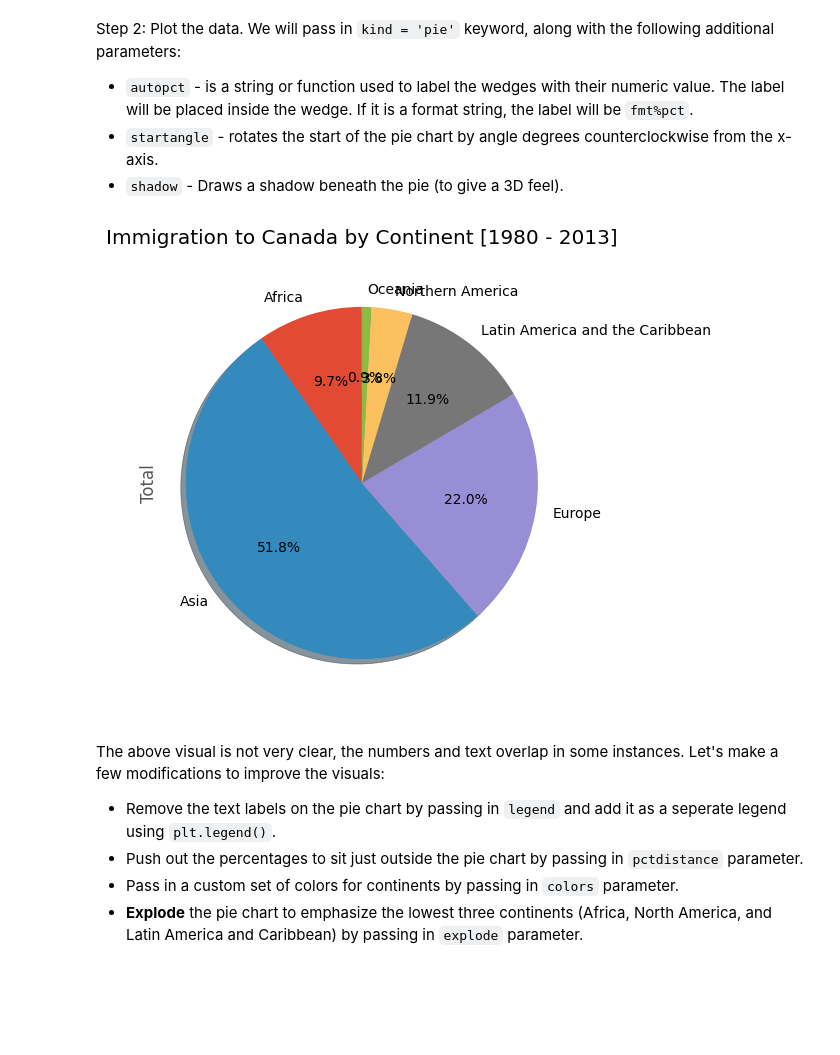
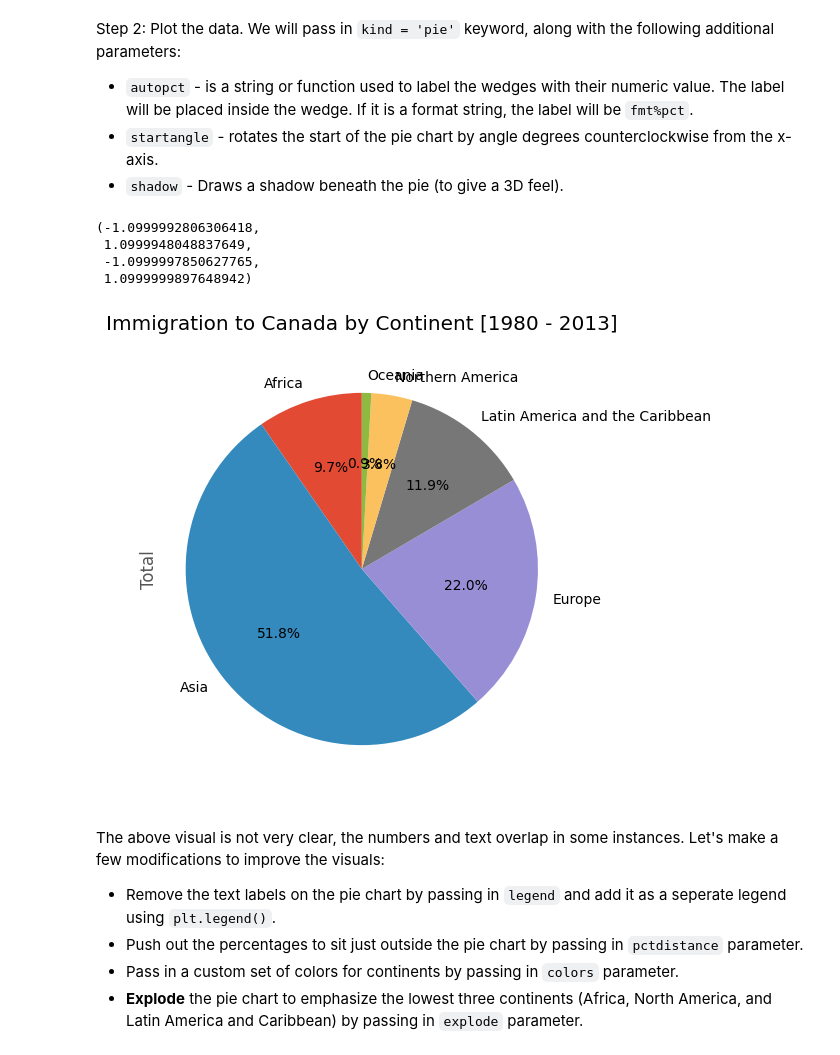
Before and after one commit to Madbubbl3/IBM-Data-Science-Professional-Certificate, a Jupyter notebook: Course 8 Data Visualization/Exercise-Pie-Charts-Box-Plots-Scatter-Plots-and-Bubble-Plots.ipynb, the cells around one changed output. Cells and saved outputs as stored; diff of their text form; code cells hidden in the pictures; blank space fills up the shorter version.

```diff
--- a/Course 8 Data Visualization/Exercise-Pie-Charts-Box-Plots-Scatter-Plots-and-Bubble-Plots.ipynb
+++ b/Course 8 Data Visualization/Exercise-Pie-Charts-Box-Plots-Scatter-Plots-and-Bubble-Plots.ipynb
@@ -172,19 +172,24 @@ Step 2: Plot the data. We will pass in `kind = 'pie'` keyword, along with the fo
 *   `shadow` - Draws a shadow beneath the pie (to give a 3D feel).
 # %%
 # autopct create %, start angle represent starting point
-df_continents['Total'].plot(kind='pie',
+ax = df_continents['Total'].plot(kind='pie',
                             figsize=(5, 6),
                             autopct='%1.1f%%', # add in percentages
                             startangle=90,     # start angle 90° (Africa)
-                            shadow=True,       # add shadow
+                            shadow=False,       # add shadow
+                            title='Immigration to Canada by Continent [1980 - 2013]',
                             )
 
-plt.title('Immigration to Canada by Continent [1980 - 2013]')
-plt.axis('equal') # Sets the pie chart to look like a circle.
+# plt.title('Immigration to Canada by Continent [1980 - 2013]')
+ax.axis('equal') # Sets the pie chart to look like a circle.
 
-plt.show()
+# plt.show()
 # %% [output]
+(-1.0999992806306418,
+ 1.0999948048837649,
+ -1.0999997850627765,
+ 1.0999999897648942)
-[figure, old version]
+[figure, new version]
 # %% [markdown]
 The above visual is not very clear, the numbers and text overlap in some instances. Let's make a few modifications to improve the visuals:
 
```
Also changed, not shown: parts of 14 cells of this notebook.
